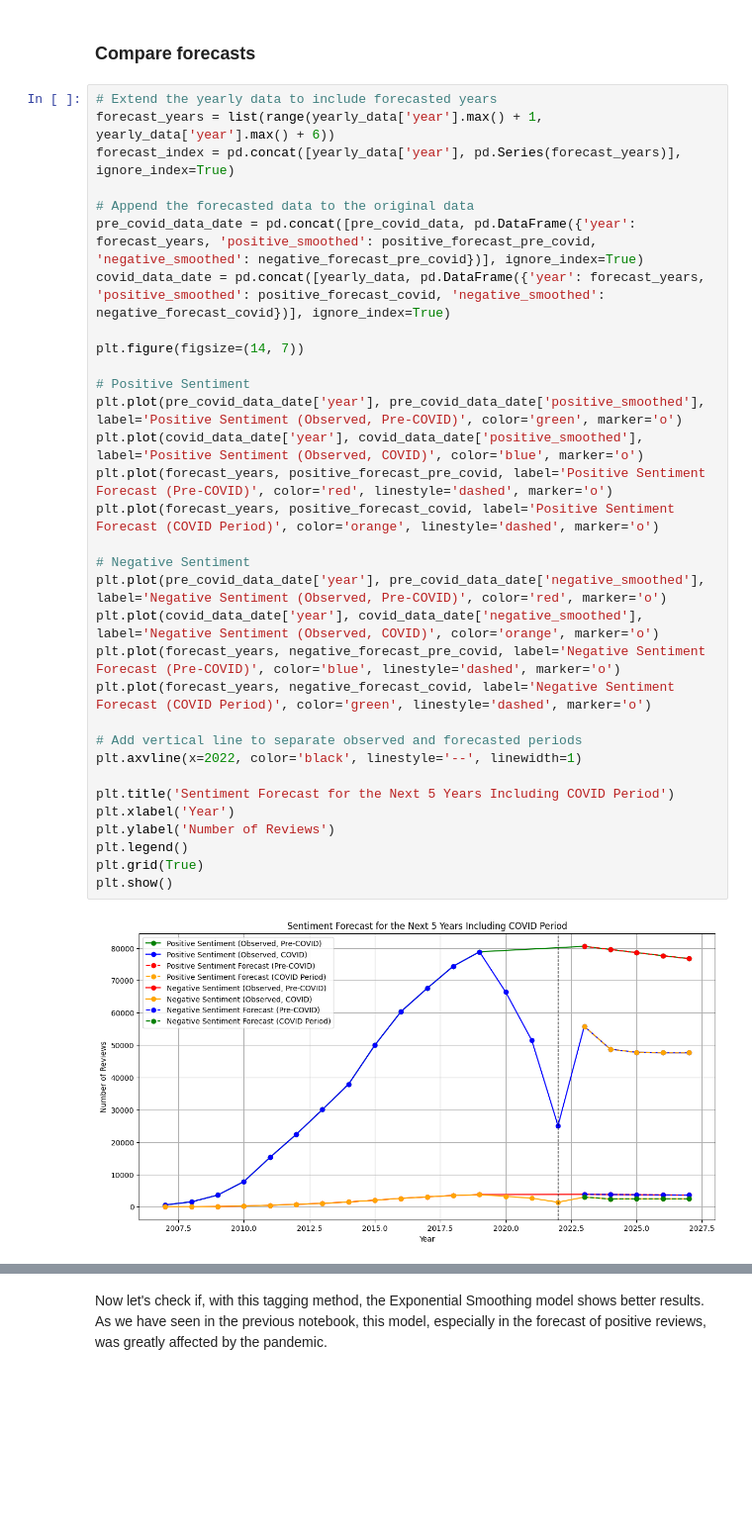
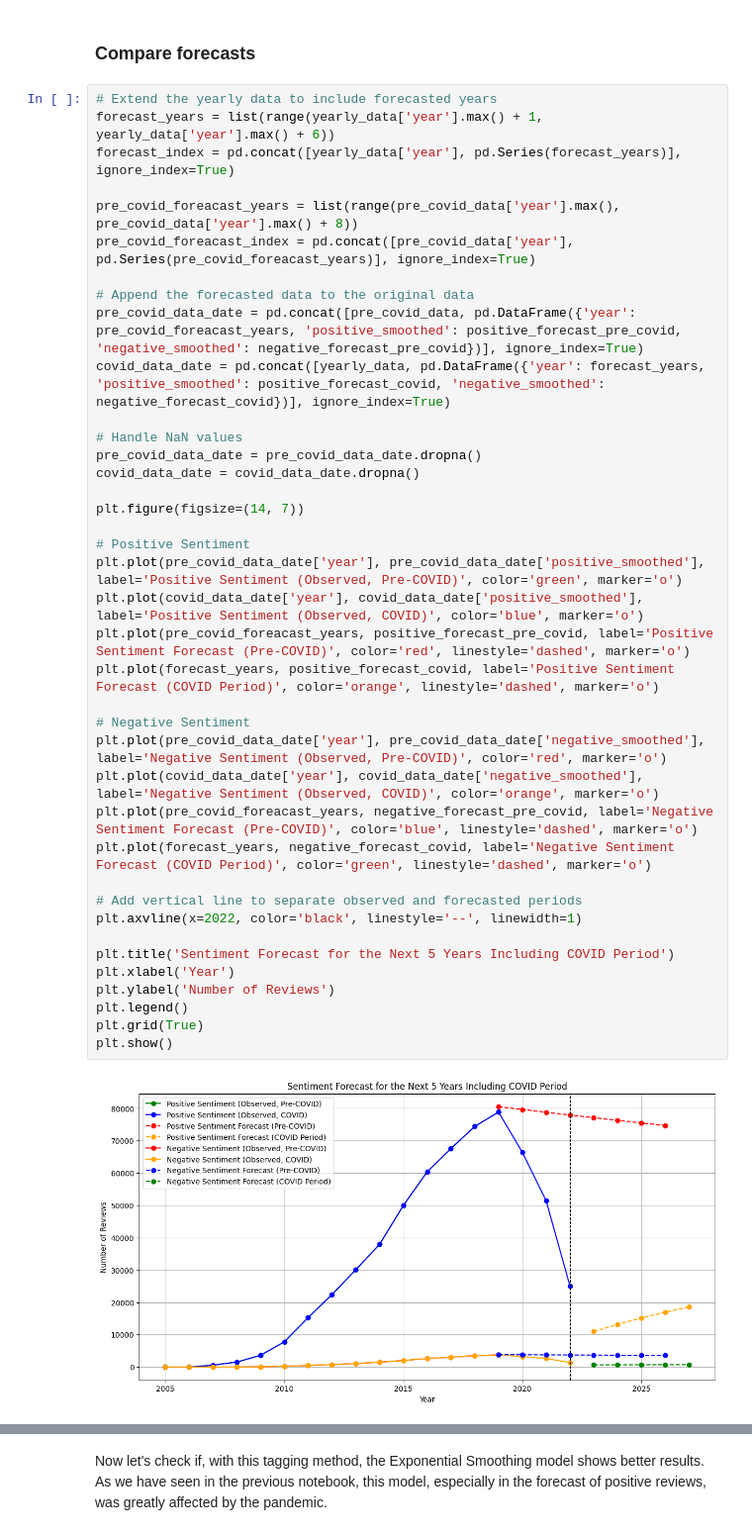
Before and after one commit to Antoni0Ferreira/FEUP-CAC, a Jupyter notebook: nlp_timeseries_covid.ipynb, the cells around one changed output, grey strips where cells are left out. Shown at 99% size. Saved outputs shown, nothing was run; the diff lists cells and outputs as text; blank space fills up the shorter version.

```diff
--- a/nlp_timeseries_covid.ipynb
+++ b/nlp_timeseries_covid.ipynb
@@ -194,35 +149,42 @@ Name: predicted_mean, dtype: float64
 # %%
 # Extend the yearly data to include forecasted years
 forecast_years = list(range(yearly_data['year'].max() + 1, yearly_data['year'].max() + 6))
 forecast_index = pd.concat([yearly_data['year'], pd.Series(forecast_years)], ignore_index=True)
 
+pre_covid_foreacast_years = list(range(pre_covid_data['year'].max(), pre_covid_data['year'].max() + 8))
+pre_covid_foreacast_index = pd.concat([pre_covid_data['year'], pd.Series(pre_covid_foreacast_years)], ignore_index=True)
+
 # Append the forecasted data to the original data
-pre_covid_data_date = pd.concat([pre_covid_data, pd.DataFrame({'year': forecast_years, 'positive_smoothed': positive_forecast_pre_covid, 'negative_smoothed': negative_forecast_pre_covid})], ignore_index=True)
+pre_covid_data_date = pd.concat([pre_covid_data, pd.DataFrame({'year': pre_covid_foreacast_years, 'positive_smoothed': positive_forecast_pre_covid, 'negative_smoothed': negative_forecast_pre_covid})], ignore_index=True)
 covid_data_date = pd.concat([yearly_data, pd.DataFrame({'year': forecast_years, 'positive_smoothed': positive_forecast_covid, 'negative_smoothed': negative_forecast_covid})], ignore_index=True)
+
+# Handle NaN values
+pre_covid_data_date = pre_covid_data_date.dropna()
+covid_data_date = covid_data_date.dropna()
 
 plt.figure(figsize=(14, 7))
 
 # Positive Sentiment
 plt.plot(pre_covid_data_date['year'], pre_covid_data_date['positive_smoothed'], label='Positive Sentiment (Observed, Pre-COVID)', color='green', marker='o')
 plt.plot(covid_data_date['year'], covid_data_date['positive_smoothed'], label='Positive Sentiment (Observed, COVID)', color='blue', marker='o')
-plt.plot(forecast_years, positive_forecast_pre_covid, label='Positive Sentiment Forecast (Pre-COVID)', color='red', linestyle='dashed', marker='o')
+plt.plot(pre_covid_foreacast_years, positive_forecast_pre_covid, label='Positive Sentiment Forecast (Pre-COVID)', color='red', linestyle='dashed', marker='o')
 plt.plot(forecast_years, positive_forecast_covid, label='Positive Sentiment Forecast (COVID Period)', color='orange', linestyle='dashed', marker='o')
 
 # Negative Sentiment
 plt.plot(pre_covid_data_date['year'], pre_covid_data_date['negative_smoothed'], label='Negative Sentiment (Observed, Pre-COVID)', color='red', marker='o')
 plt.plot(covid_data_date['year'], covid_data_date['negative_smoothed'], label='Negative Sentiment (Observed, COVID)', color='orange', marker='o')
-plt.plot(forecast_years, negative_forecast_pre_covid, label='Negative Sentiment Forecast (Pre-COVID)', color='blue', linestyle='dashed', marker='o')
+plt.plot(pre_covid_foreacast_years, negative_forecast_pre_covid, label='Negative Sentiment Forecast (Pre-COVID)', color='blue', linestyle='dashed', marker='o')
 plt.plot(forecast_years, negative_forecast_covid, label='Negative Sentiment Forecast (COVID Period)', color='green', linestyle='dashed', marker='o')
 
 # Add vertical line to separate observed and forecasted periods
 plt.axvline(x=2022, color='black', linestyle='--', linewidth=1)
 
 plt.title('Sentiment Forecast for the Next 5 Years Including COVID Period')
 plt.xlabel('Year')
 plt.ylabel('Number of Reviews')
 plt.legend()
 plt.grid(True)
 plt.show()
 # %% [output]
-[figure, old version]
+[figure, new version]
 # %% [markdown]
```
Also changed, not shown: parts of 8 cells of this notebook, 2 other files.
